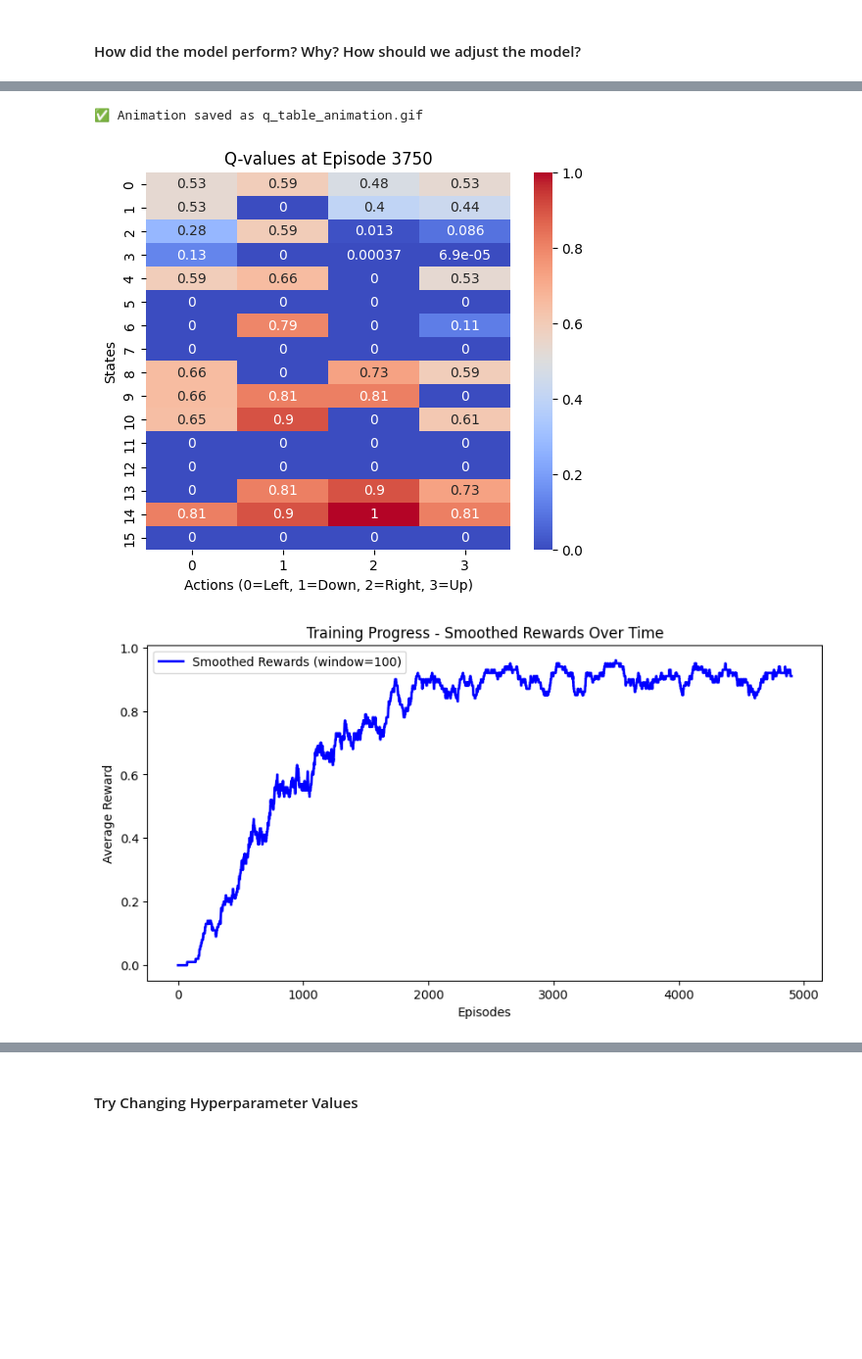
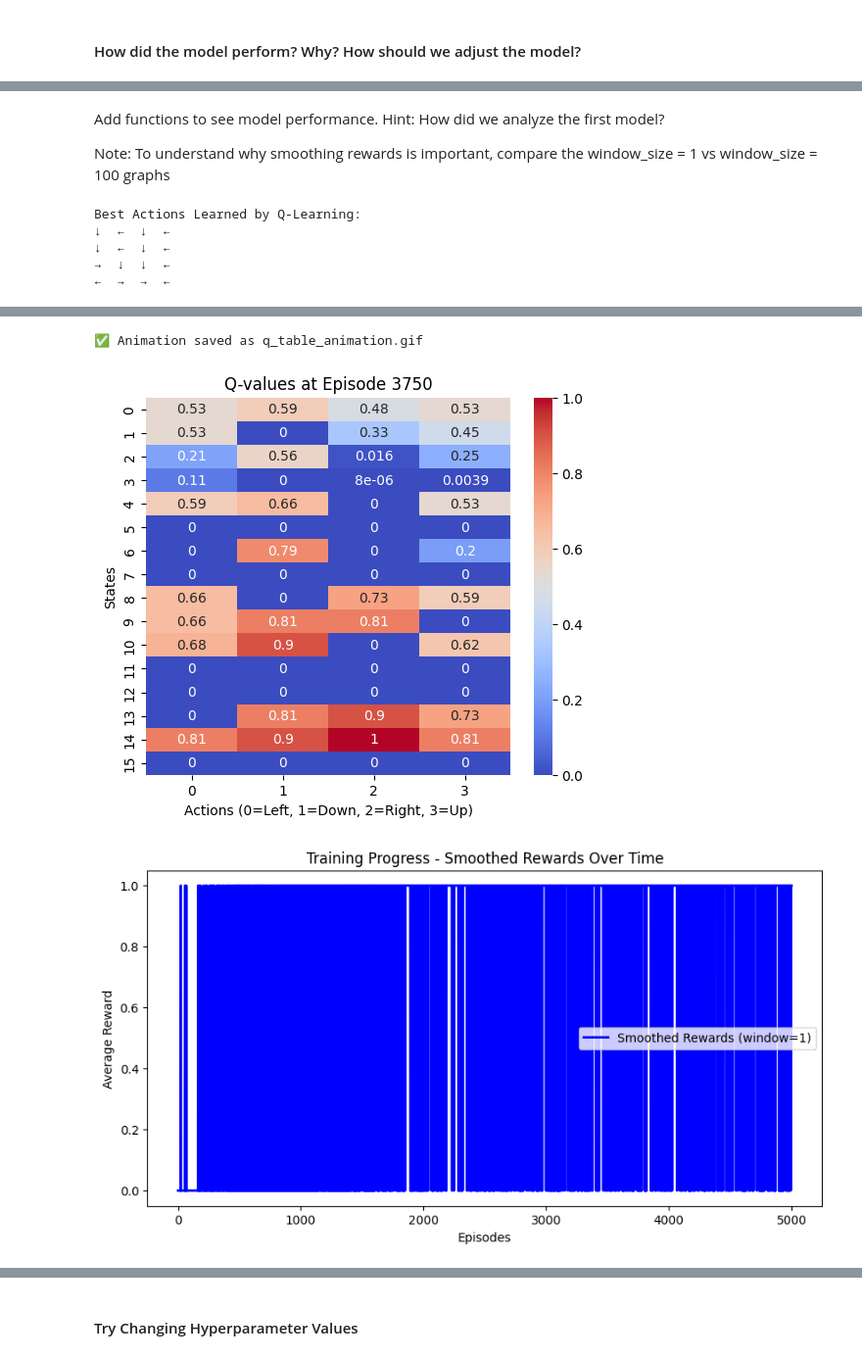
Before and after one commit to aimlworkshop/workshop, a Jupyter notebook: Session1/reinforcement_answers.ipynb, the cells around one changed output, grey strips where cells are left out. Shown at 98% size. Cells and saved outputs as stored; diff of their text form; code cells hidden in the pictures; blank space fills up the shorter version.

```diff
--- a/Session1/reinforcement_answers.ipynb
+++ b/Session1/reinforcement_answers.ipynb
@@ -190,6 +194,8 @@ def reinforcement_learning(alpha=0.1, gamma=0.9, epsilon=1.0, epsilon_decay=0.99
     state_visits = defaultdict(int)  # Track state visit frequency
     reward_history = []  # Track total rewards per episode
 
+    start_time = time.time()
+
     for episode in range(episodes):
         print(episode)
         state, _ = env.reset()
@@ -218,13 +224,14 @@ def reinforcement_learning(alpha=0.1, gamma=0.9, epsilon=1.0, epsilon_decay=0.99
         # 🔹 Store **actual copies** of Q-values at specific intervals
         if episode in snapshot_intervals:
             q_value_snapshots.append(copy.deepcopy(dict(Q)))
-
+    end_time = time.time()  # End time of the epoch
+    final_time = end_time - start_time  # Store epoch time
     print("Reinforcement Learning - Q-Learning Training Complete")
 
     print("\nFrozenLake Map:")
     if (render):
         print(env.render())
-    return env, Q, ACTION_MAP, q_value_snapshots, snapshot_intervals, state_visits, reward_history
+    return env, Q, ACTION_MAP, q_value_snapshots, snapshot_intervals, state_visits, reward_history, final_time
 # %% [markdown]
 ##### Functions to compare changes in hyperparameter values
 # %%
@@ -337,7 +378,7 @@ Best Actions Learned by Q-Learning:
 # %% [markdown]
 #### How did the model perform? Why? How should we adjust the model?
 # %%
-env, Q, ACTION_MAP, q_value_snapshots, snapshot_intervals, state_visits, reward_history = reinforcement_learning()
+env, Q, ACTION_MAP, q_value_snapshots, snapshot_intervals, state_visits, reward_history, _ = reinforcement_learning()
 # %% [output]
 0
 1
@@ -356,15 +397,27 @@ env, Q, ACTION_MAP, q_value_snapshots, snapshot_intervals, state_visits, reward_
 Reinforcement Learning - Q-Learning Training Complete
 
 FrozenLake Map:
+# %% [markdown]
+Add functions to see model performance. Hint: How did we analyze the first model?
+
+Note: To understand why smoothing rewards is important, compare the window_size = 1 vs window_size = 100 graphs
 # %%
-# Add functions to see model performance
+### Shows the best action to take at each state.
+getBestActionsPerState(env, Q, ACTION_MAP)
 
-# See the number of times the model visited each state
+### See the number of times the model visited each state
 visualizeStateVisits(state_visits, env)
 
-# See the model learning which action is best at each state
+### See the model learning which action is best at each state
 _ = createHeatMap(q_value_snapshots, snapshot_intervals, env)
 
-# Showing the rewards
-_ =plotRewards(reward_history)
+### Showing the rewards
+_ = plotRewards(reward_history, window_size=1)
+
+_ = plotRewards(reward_history, window_size=100)
 # %% [output]
+Best Actions Learned by Q-Learning:
+↓  ←  ↓  ←
+↓  ←  ↓  ←
+→  ↓  ↓  ←
+←  →  →  ←
@@ -373,3 +426,3 @@ _ =plotRewards(reward_history)
-✅ Animation saved as q_table_animation.gif
+✅ Animation saved as q_table_animation.gif
-[figure, old version]
+[figure, new version]
-[figure, old version]
+[figure, new version]
```
Also changed, not shown: parts of 18 cells of this notebook, 2 other files.
